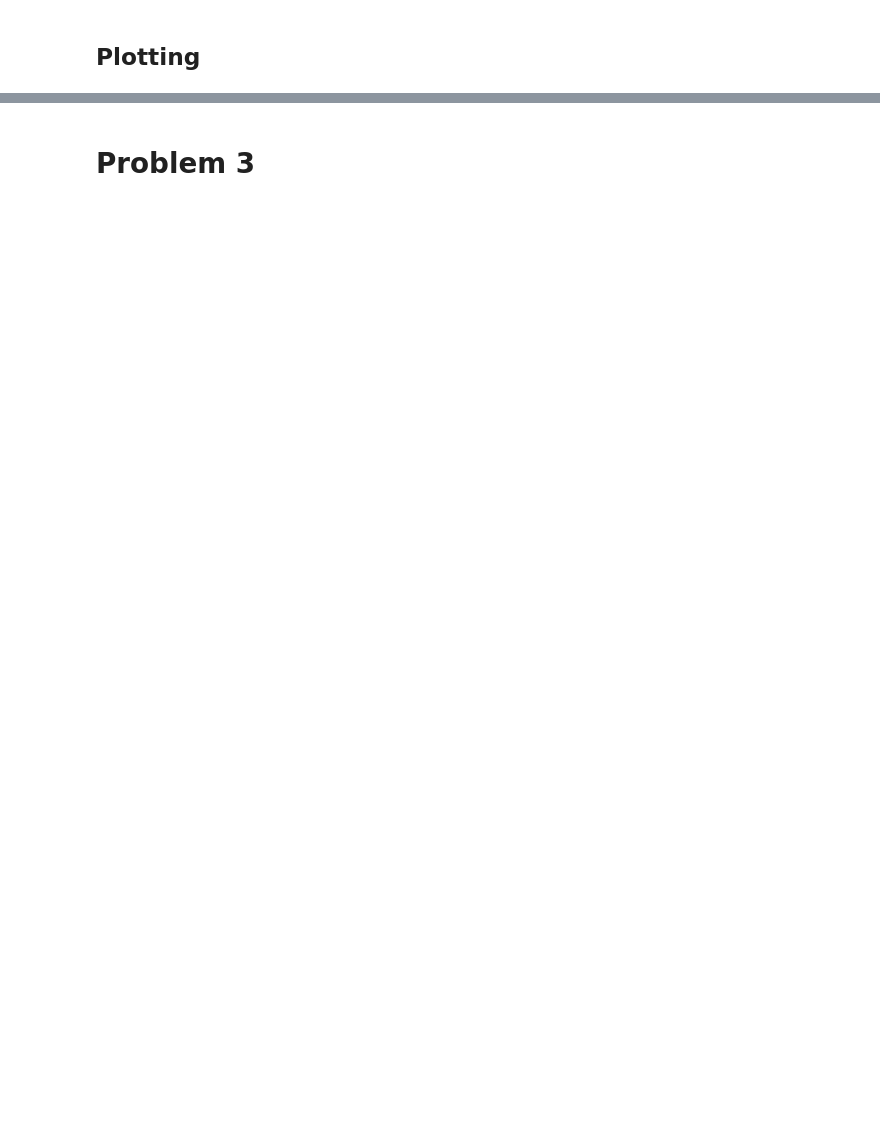
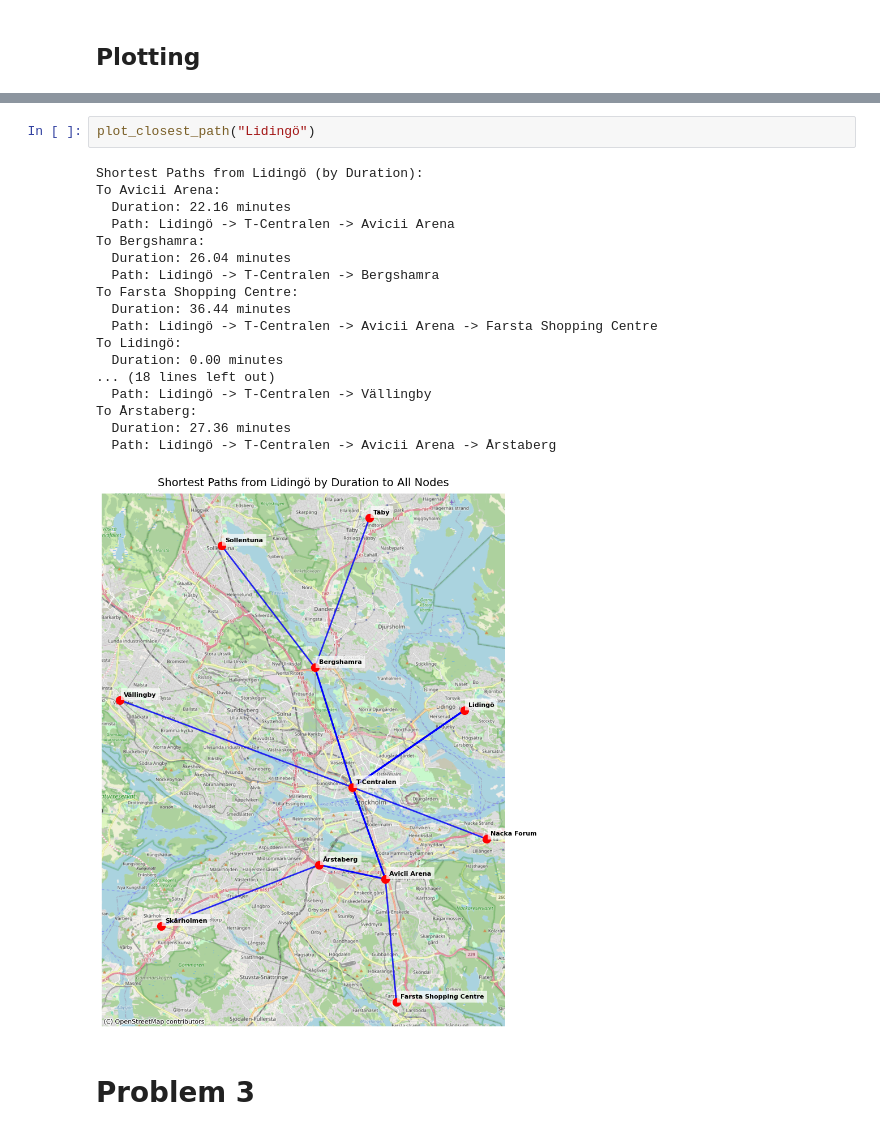
Before and after one commit to aheagel/SF2822, a Jupyter notebook: Project2A.ipynb, the cells around one changed output, grey strips where cells are left out. Drawn from its saved outputs; the diff is of its cells as text; blank space fills up the shorter version.

```diff
--- a/Project2A.ipynb
+++ b/Project2A.ipynb
@@ -501,2 +552,23 @@ To Årstaberg:
+# %%
+plot_closest_path("Lidingö")
+# %% [output]
+Shortest Paths from Lidingö (by Duration):
+To Avicii Arena:
+  Duration: 22.16 minutes
+  Path: Lidingö -> T-Centralen -> Avicii Arena
+To Bergshamra:
+  Duration: 26.04 minutes
+  Path: Lidingö -> T-Centralen -> Bergshamra
+To Farsta Shopping Centre:
+  Duration: 36.44 minutes
+  Path: Lidingö -> T-Centralen -> Avicii Arena -> Farsta Shopping Centre
+To Lidingö:
+  Duration: 0.00 minutes
+... (18 lines left out)
+  Path: Lidingö -> T-Centralen -> Vällingby
+To Årstaberg:
+  Duration: 27.36 minutes
+  Path: Lidingö -> T-Centralen -> Avicii Arena -> Årstaberg
+[figure, added]
 # %% [markdown]
 # Problem 3
```
Also changed, not shown: parts of 4 cells of this notebook.
